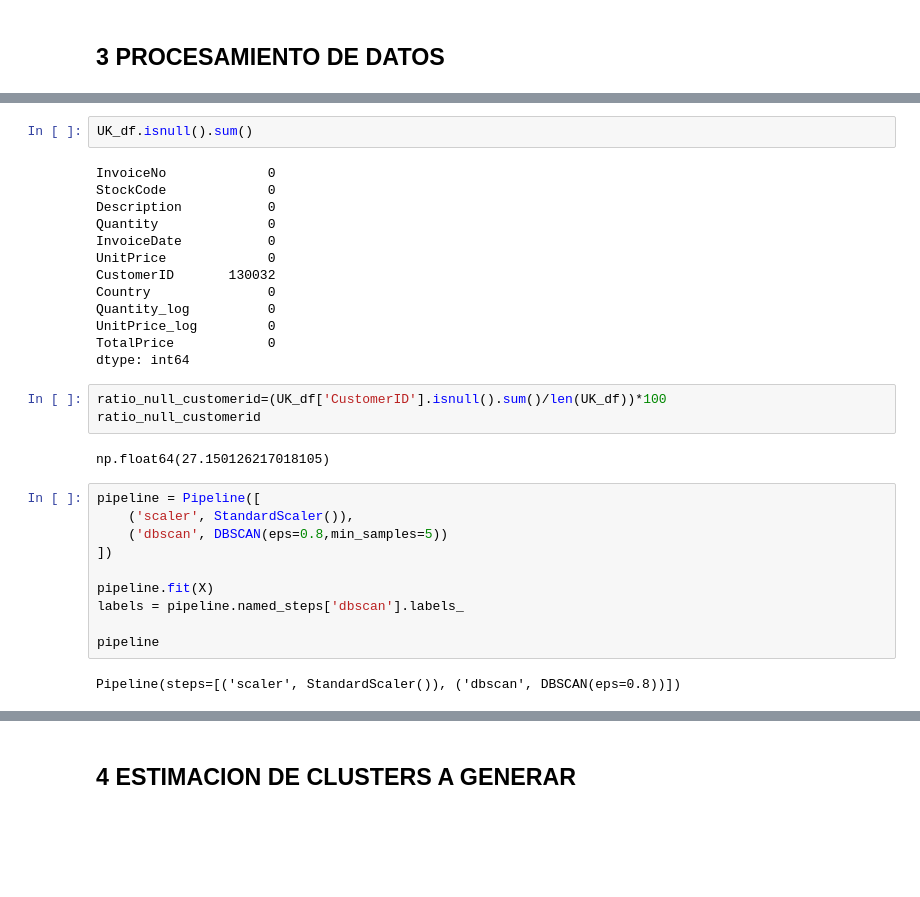
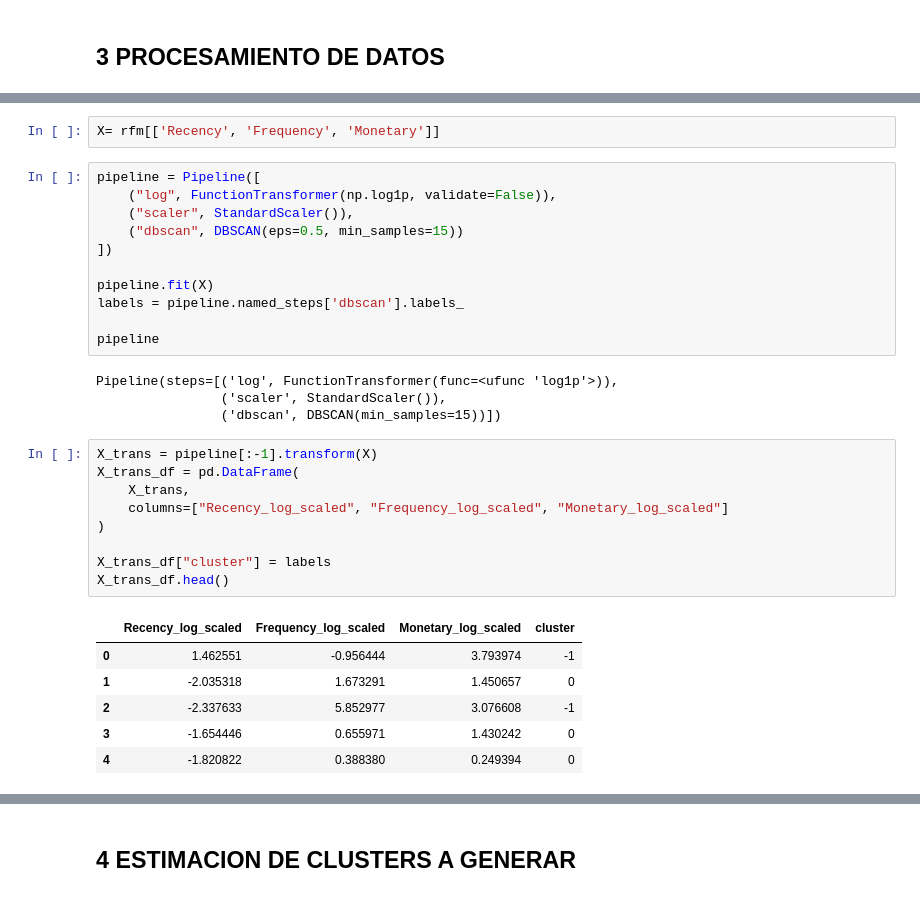
Before and after one commit to Rick2898/Clustering, a Jupyter notebook: clusteting.ipynb, the cells around one changed output, grey strips where cells are left out. Drawn from its saved outputs; the diff is of its cells as text; blank space fills up the shorter version.

```diff
--- a/clusteting.ipynb
+++ b/clusteting.ipynb
@@ -451,27 +462,10 @@ X
-# %%
-UK_df.isnull().sum()
-# %% [output]
-InvoiceNo             0
-StockCode             0
-Description           0
-Quantity              0
-InvoiceDate           0
-UnitPrice             0
-CustomerID       130032
-Country               0
-Quantity_log          0
-UnitPrice_log         0
-TotalPrice            0
-dtype: int64
-# %%
-ratio_null_customerid=(UK_df['CustomerID'].isnull().sum()/len(UK_df))*100
-ratio_null_customerid
-# %% [output]
-np.float64(27.150126217018105)
+# %%
+X= rfm[['Recency', 'Frequency', 'Monetary']]
 # %%
 pipeline = Pipeline([
-    ('scaler', StandardScaler()),
-    ('dbscan', DBSCAN(eps=0.8,min_samples=5))
+    ("log", FunctionTransformer(np.log1p, validate=False)),
+    ("scaler", StandardScaler()),
+    ("dbscan", DBSCAN(eps=0.5, min_samples=15))
 ])
 
 pipeline.fit(X)
@@ -479,4 +473,22 @@ labels = pipeline.named_steps['dbscan'].labels_
 
 pipeline
 # %% [output]
-Pipeline(steps=[('scaler', StandardScaler()), ('dbscan', DBSCAN(eps=0.8))])
+Pipeline(steps=[('log', FunctionTransformer(func=<ufunc 'log1p'>)),
+                ('scaler', StandardScaler()),
+                ('dbscan', DBSCAN(min_samples=15))])
+# %%
+X_trans = pipeline[:-1].transform(X)
+X_trans_df = pd.DataFrame(
+    X_trans,
+    columns=["Recency_log_scaled", "Frequency_log_scaled", "Monetary_log_scaled"]
+)
+
+X_trans_df["cluster"] = labels
+X_trans_df.head()
+# %% [output]
+|  | Recency_log_scaled | Frequency_log_scaled | Monetary_log_scaled | cluster |
+| 0 | 1.462551 | -0.956444 | 3.793974 | -1 |
+| 1 | -2.035318 | 1.673291 | 1.450657 | 0 |
+| 2 | -2.337633 | 5.852977 | 3.076608 | -1 |
+| 3 | -1.654446 | 0.655971 | 1.430242 | 0 |
+| 4 | -1.820822 | 0.388380 | 0.249394 | 0 |
```
Also changed, not shown: parts of 18 cells of this notebook, 2 other files.
